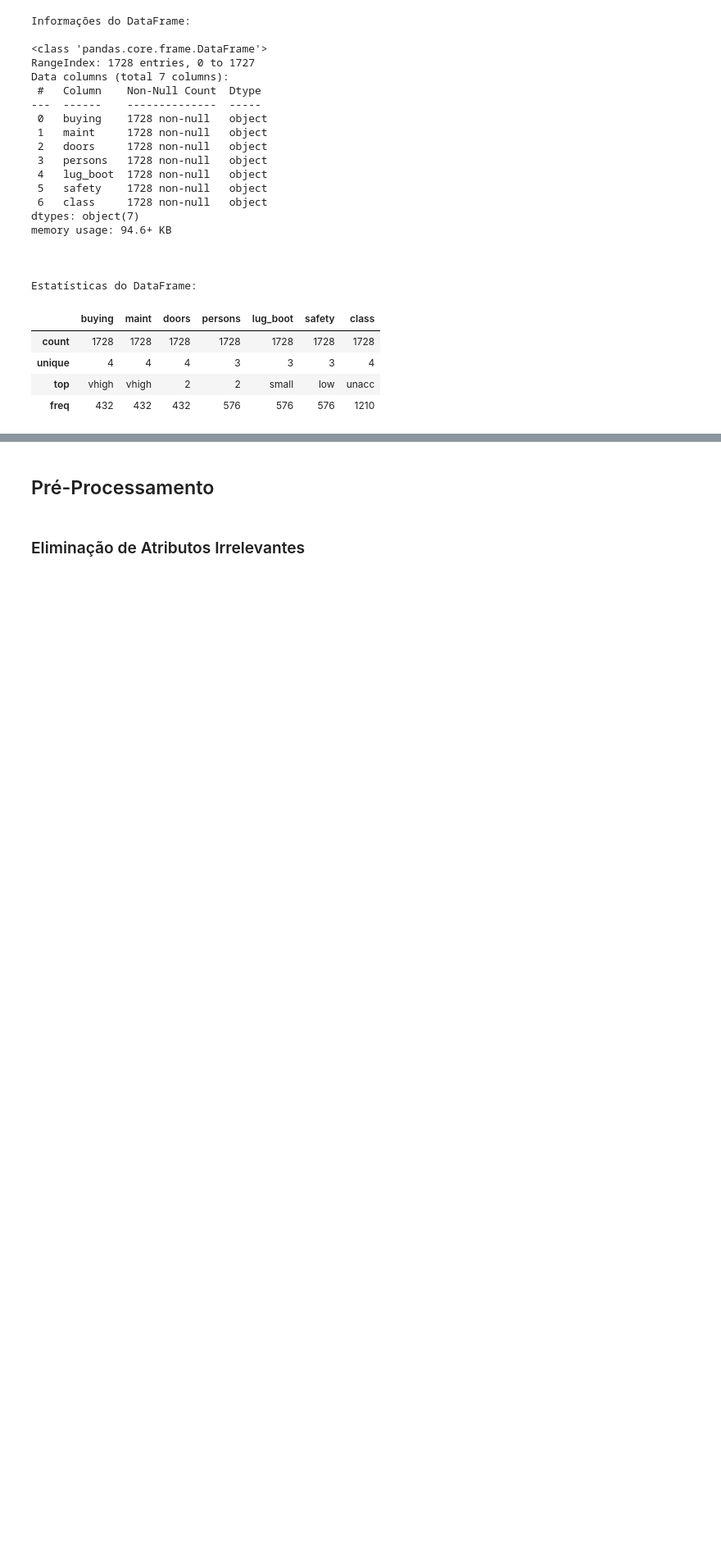
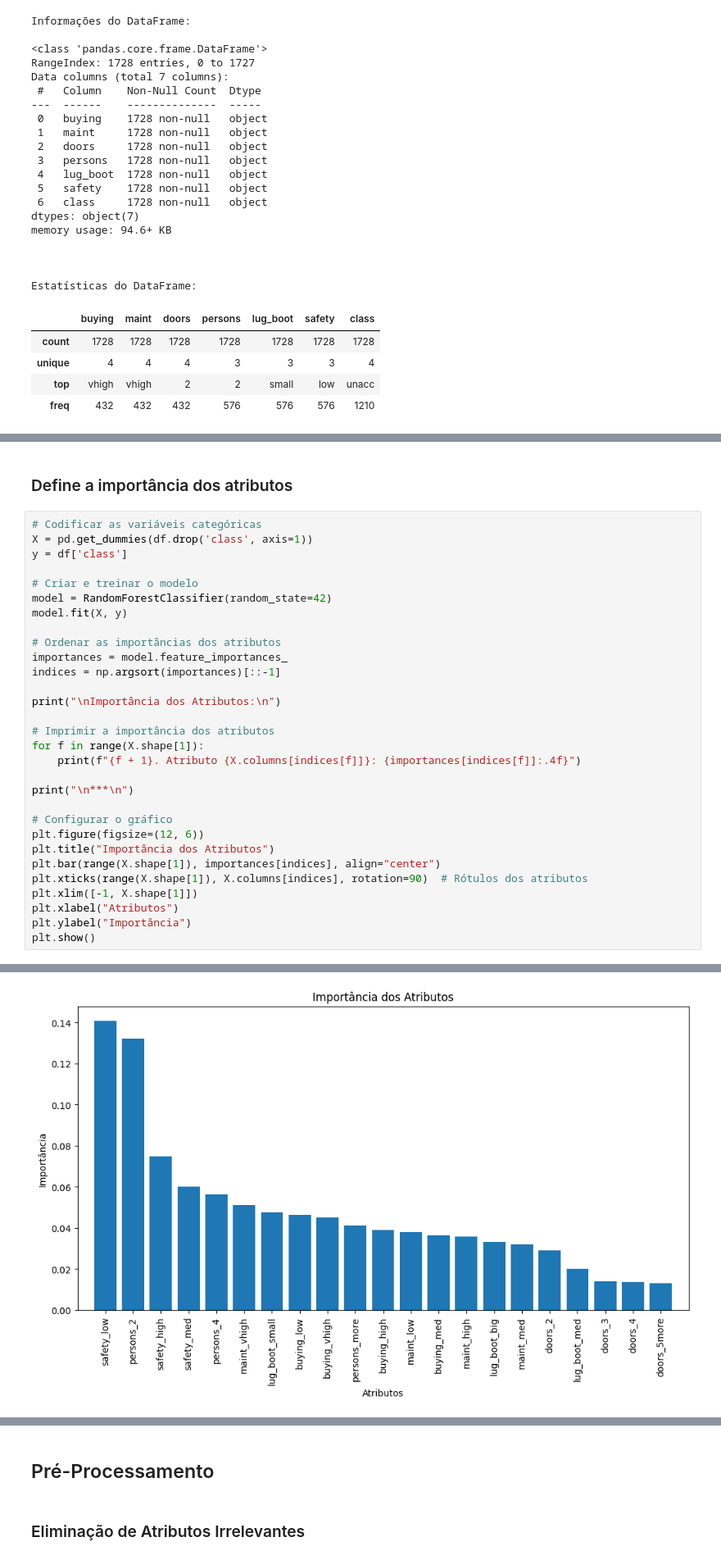
Before and after one commit to Leonardo-henriqu2/PI---5-v2, a Jupyter notebook: _cloud/machine-learning/notebooks/data_exploration.ipynb, the cells around one changed output, grey strips where cells are left out. Shown at 82% size. Saved outputs shown, nothing was run; the diff lists cells and outputs as text; blank space fills up the shorter version.

```diff
--- a/_cloud/machine-learning/notebooks/data_exploration.ipynb
+++ b/_cloud/machine-learning/notebooks/data_exploration.ipynb
@@ -70,0 +226,33 @@ Estatísticas do DataFrame:
+# %% [markdown]
+### Define a importância dos atributos
+# %%
+# Codificar as variáveis categóricas
+X = pd.get_dummies(df.drop('class', axis=1))
+y = df['class']
+
+# Criar e treinar o modelo
+model = RandomForestClassifier(random_state=42)
+model.fit(X, y)
+
+# Ordenar as importâncias dos atributos
+importances = model.feature_importances_
+indices = np.argsort(importances)[::-1]
+
+print("\nImportância dos Atributos:\n")
+
+# Imprimir a importância dos atributos
+for f in range(X.shape[1]):
+    print(f"{f + 1}. Atributo {X.columns[indices[f]]}: {importances[indices[f]]:.4f}")
+
+print("\n***\n")
+
+# Configurar o gráfico
+plt.figure(figsize=(12, 6))
+plt.title("Importância dos Atributos")
+plt.bar(range(X.shape[1]), importances[indices], align="center")
+plt.xticks(range(X.shape[1]), X.columns[indices], rotation=90)  # Rótulos dos atributos
+plt.xlim([-1, X.shape[1]])
+plt.xlabel("Atributos")
+plt.ylabel("Importância")
+plt.show()
+# %% [output]
@@ -70,0 +276 @@ Estatísticas do DataFrame:
+[figure, added]
```
Also changed, not shown: parts of 23 cells of this notebook.
